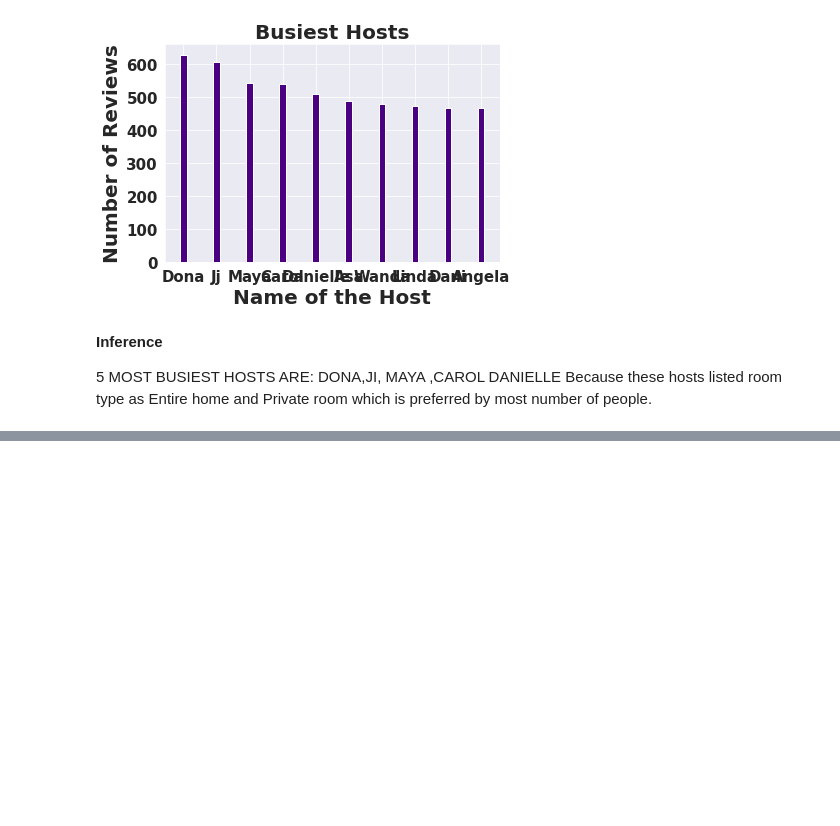
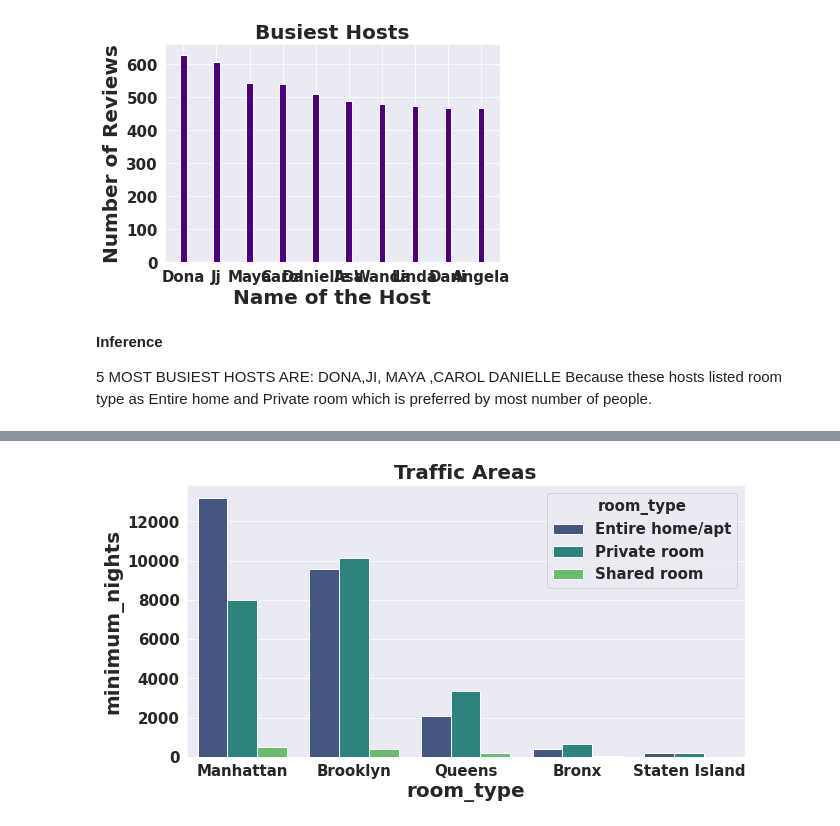
Before and after one commit to kavrit/EDA-Airbnb-booking-analsysis-Capstone-project-1, a Jupyter notebook: EDA_Airbnb_booking_analysis_capstone_project_1_.ipynb, the cells around one changed output, grey strips where cells are left out. Drawn from its saved outputs; the diff is of its cells as text; code cells hidden in the pictures; blank space fills up the shorter version.

```diff
--- a/EDA_Airbnb_booking_analysis_capstone_project_1_.ipynb
+++ b/EDA_Airbnb_booking_analysis_capstone_project_1_.ipynb
@@ -456,0 +459,7 @@ Because these hosts listed room type as Entire home and Private room which is pr
+# %%
+traffic_areas = df.groupby(['neighbourhood_group', 'room_type']).count().reset_index()
+
+traffic_areas = traffic_areas.iloc[:15, :3]
+traffic_areas= traffic_areas.rename(columns={'id':'minimum_nights'})
+traffic_areas = traffic_areas.sort_values(by='minimum_nights',ascending=False)
+traffic_areas
@@ -456,0 +483,11 @@ Because these hosts listed room type as Entire home and Private room which is pr
+# %%
+# Visualization
+plt.figure(figsize=(10,5))
+sns.barplot(x='neighbourhood_group',y='minimum_nights',hue="room_type",data=traffic_areas, palette='viridis')
+
+plt.xlabel('room_type')
+plt.ylabel('minimum_nights')
+plt.title('Traffic Areas')
+plt.show()
+# %% [output]
+[figure, added]
```
Also changed, not shown: parts of 18 cells of this notebook.
